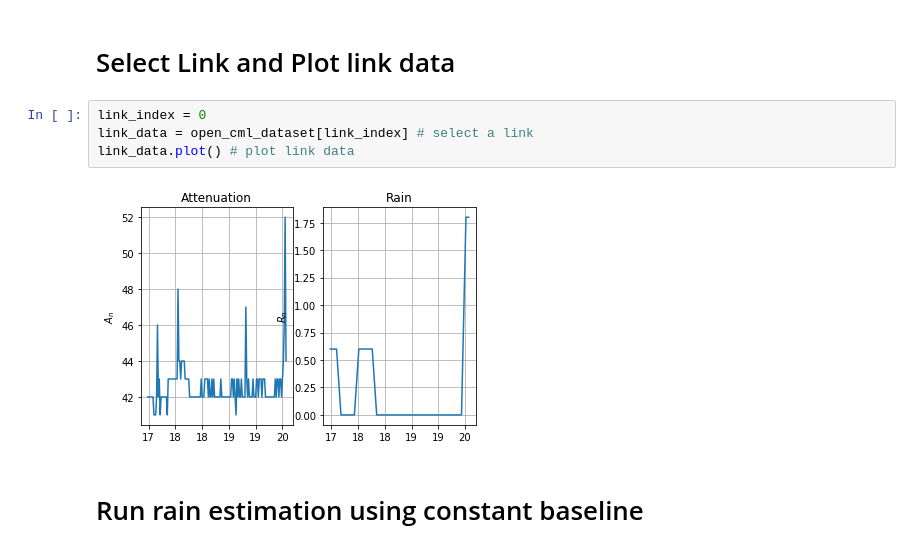
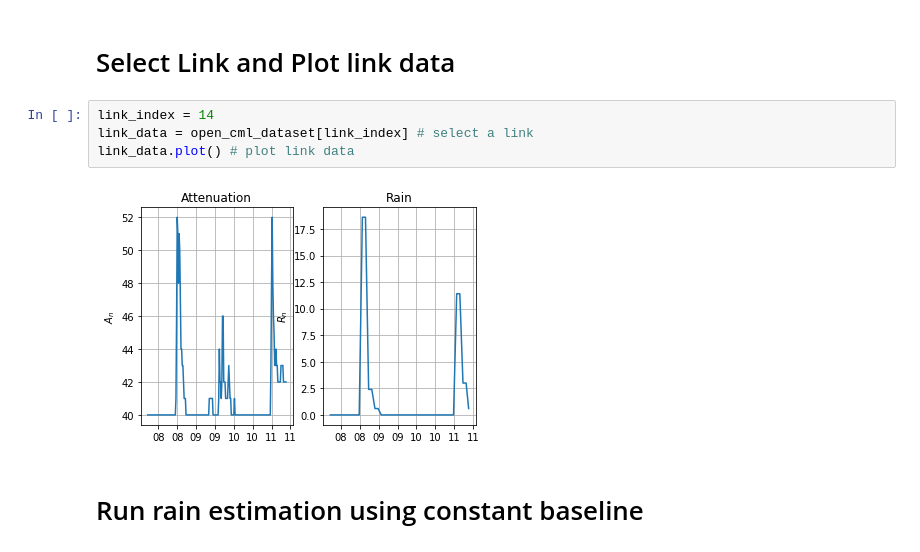
Before and after one commit to haihabi/PyNNcml, a Jupyter notebook: examples/rain_estimation_constant.ipynb, the cells around one changed output. Saved outputs shown, nothing was run; the diff lists cells and outputs as text.

```diff
--- a/examples/rain_estimation_constant.ipynb
+++ b/examples/rain_estimation_constant.ipynb
@@ -10,11 +10,11 @@ open_cml_dataset = tr.read_open_cml_dataset('../data/open_cml.p') #  read OpenCM
 # %% [markdown]
 # Select Link and Plot link data
 # %%
-link_index = 0
+link_index = 14
 link_data = open_cml_dataset[link_index] # select a link
 link_data.plot() # plot link data
 # %% [output]
-[figure, old version]
+[figure, new version]
 # %% [markdown]
 # Run rain estimation using constant baseline
 # %%
```
Also changed, not shown: parts of 2 cells of this notebook, 10 other files.
